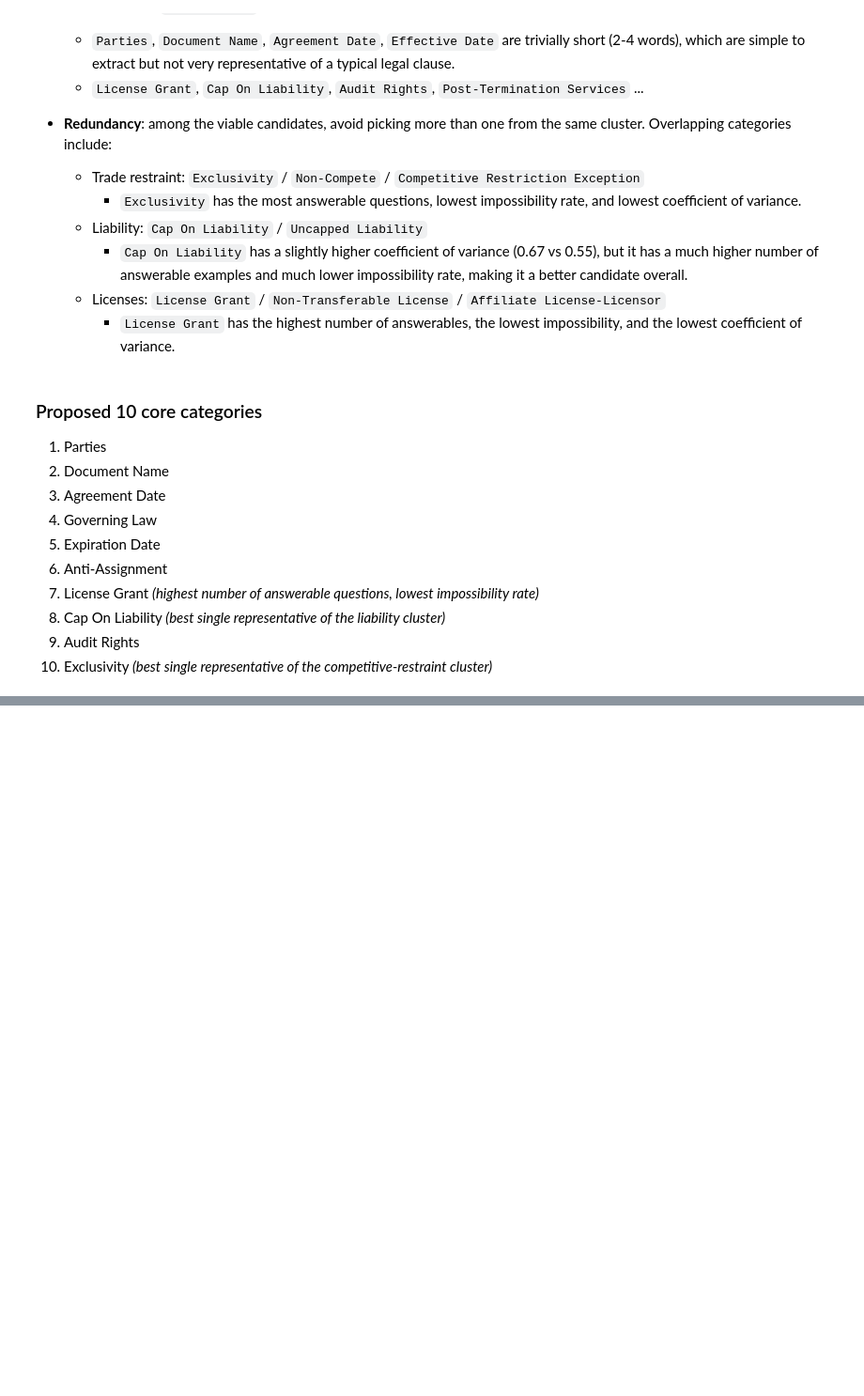
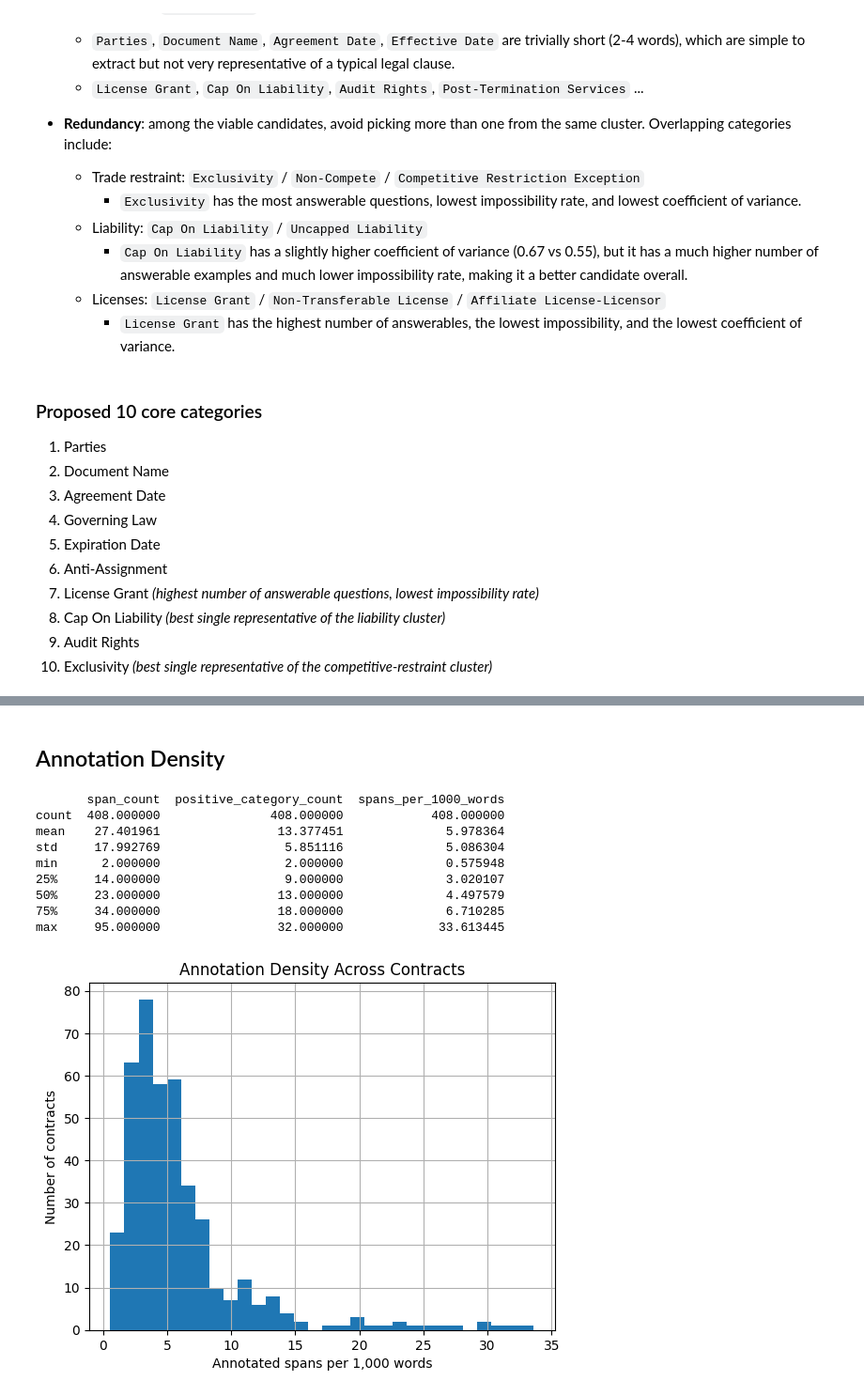
Before and after one commit to Break-Through-Tech/Accenture-1D-contract-review-challenge, a Jupyter notebook: 01_EDA.ipynb, the cells around one changed output, grey strips where cells are left out. Shown at 94% size. Cells and saved outputs as stored; diff of their text form; code cells hidden in the pictures; blank space fills up the shorter version.

```diff
--- a/01_EDA.ipynb
+++ b/01_EDA.ipynb
@@ -454,0 +619,20 @@ category_stats.loc[['License Grant', 'Non-Transferable License', 'Affiliate Lice
+# %%
+spans_df["in_bounds"] = (
+    (spans_df["span_start"] >= 0)
+    & (spans_df["span_end"] <= spans_df["context"].str.len())
+)
+
+spans_df["context_span"] = spans_df.apply(
+    lambda row: row["context"][row["span_start"]:row["span_end"]],
+    axis=1
+)
+
+spans_df["exact_match"] = (
+    spans_df["context_span"] == spans_df["span_text"]
+)
+
+print("Total spans:", len(spans_df))
+print("In bounds:", spans_df["in_bounds"].sum())
+print("Out of bounds:", (~spans_df["in_bounds"]).sum())
+print("Exact matches:", spans_df["exact_match"].sum())
+print("Mismatches:", (~spans_df["exact_match"]).sum())
@@ -454,0 +952,60 @@ category_stats.loc[['License Grant', 'Non-Transferable License', 'Affiliate Lice
+# %% [markdown]
+## Annotation Density
+# %%
+# Count annotated spans per contract
+span_counts = (
+    spans_df.groupby("contract_id")
+    .size()
+    .rename("span_count")
+)
+
+# Count how many different categories are annotated in each contract
+category_counts = (
+    spans_df.groupby("contract_id")["category"]
+    .nunique()
+    .rename("positive_category_count")
+)
+
+# Add counts to contract-level table
+contracts_df = (
+    contracts_df
+    .merge(span_counts, on="contract_id", how="left")
+    .merge(category_counts, on="contract_id", how="left")
+)
+
+# Contracts with no annotations would get 0
+contracts_df["span_count"] = contracts_df["span_count"].fillna(0).astype(int)
+contracts_df["positive_category_count"] = (
+    contracts_df["positive_category_count"].fillna(0).astype(int)
+)
+
+# Normalize annotation count by contract length
+contracts_df["spans_per_1000_words"] = (
+    contracts_df["span_count"] / contracts_df["word_count"] * 1000
+)
+
+# Summary
+print(
+    contracts_df[
+        ["span_count", "positive_category_count", "spans_per_1000_words"]
+    ].describe()
+)
+
+# Distribution of normalized annotation density
+contracts_df["spans_per_1000_words"].hist(bins=30)
+
+plt.xlabel("Annotated spans per 1,000 words")
+plt.ylabel("Number of contracts")
+plt.title("Annotation Density Across Contracts")
+plt.show()
+# %% [output]
+       span_count  positive_category_count  spans_per_1000_words
+count  408.000000               408.000000            408.000000
+mean    27.401961                13.377451              5.978364
+std     17.992769                 5.851116              5.086304
+min      2.000000                 2.000000              0.575948
+25%     14.000000                 9.000000              3.020107
+50%     23.000000                13.000000              4.497579
+75%     34.000000                18.000000              6.710285
+max     95.000000                32.000000             33.613445
+[figure, added]
```
Also changed, not shown: parts of 36 cells of this notebook, 1 other file.
